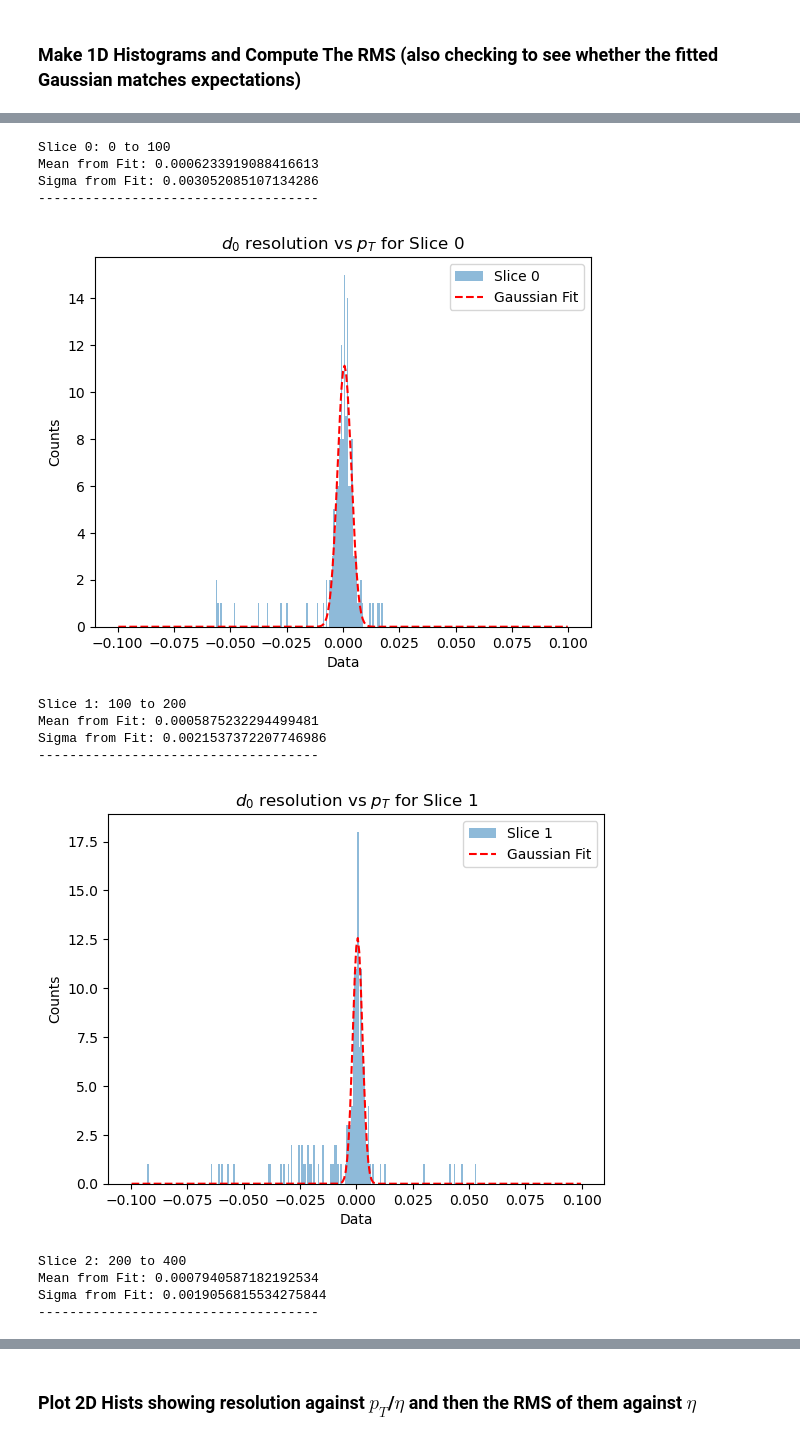
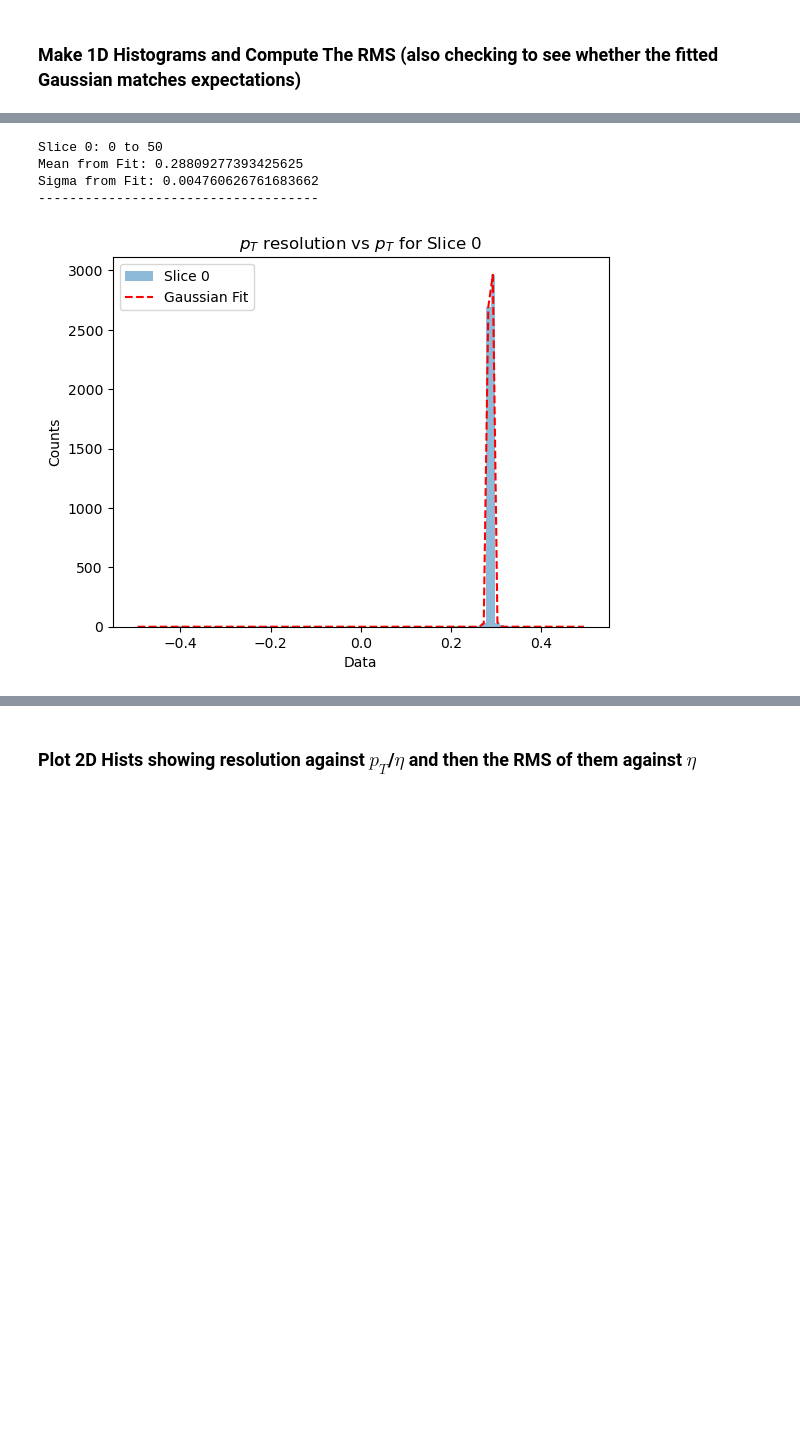
Before and after one commit to kdp-lab/maia_detector_paper, a Jupyter notebook: json_analysis.ipynb, the cells around one changed output, grey strips where cells are left out. Cells and saved outputs as stored; diff of their text form; code cells hidden in the pictures; blank space fills up the shorter version.

```diff
--- a/json_analysis.ipynb
+++ b/json_analysis.ipynb
@@ -8,5 +8,5 @@ from scipy.optimize import curve_fit
 #from codes.plotting import plot_prettier
 #plot_prettier()
 # %%
-#data = ak.from_json(pathlib.Path(r"C:\Users\leoro\OneDrive\Muon_Collider\Psets\mucol_plotting_scripts-main\macros\local_scripts\ntup_tracks.json"))
-data1 = ak.from_json(pathlib.Path(r"C:\Users\leoro\OneDrive\Muon_Collider\Psets\mucol_plotting_scripts-main\macros\local_scripts\makeMuonPlots.json"))
+data1 = ak.from_json(pathlib.Path(r"C:\Users\leoro\OneDrive\Muon_Collider\Psets\mucol_plotting_scripts-main\macros\local_scripts\v0_noBIB_0-50.json"))
+data = ak.from_json(pathlib.Path(r"C:\Users\leoro\OneDrive\Muon_Collider\Psets\mucol_plotting_scripts-main\macros\local_scripts\makeMuonPlots.json"))
@@ -145,7 +181,7 @@ for i in range(len(pT_ranges) - 1):
     d0_cutoff = np.array([x[0] < pT_d0_cutoffs[i] for x in d0_res_match])
     z0_cutoff = np.array([x[0] < pT_z0_cutoffs[i] for x in z0_res_match])
     theta_cutoff = np.array([70 <= x[0] < 110 for x in theta_match])
-    d0_mask = mask & d0_cutoff #& theta_cutoff
+    d0_mask = mask & d0_cutoff & theta_cutoff
     z0_mask = mask & z0_cutoff & theta_cutoff
     # Create subsets of data for the current pT range and apply the resolution cutoffs
     #pT_subset = pt_match[mask]
@@ -396,22 +446,16 @@ Could not fit Gaussian for Slice 4.
 # %%
 d0_bins = np.linspace(-0.1, 0.1, 300)
 pT_bins = np.linspace(-0.5, 0.5, 100)
-x_bins = np.array([0, 100, 200, 400, 600, 1000])
+eta_bins = np.linspace(-2.7, 2.7, 100)
+chi2ndf_bins = np.linspace(0, 2, 100)
+nhits_bins = np.linspace(0, 20, 100)
+x_bins = np.array([0,50])
 d0_title = r'$d_0$ resolution vs $p_T$'
 pT_title = r'$p_T$ resolution vs $p_T$'
-plotrms_slice(pt_match, d0_res_match, x_bins = x_bins, bins=d0_bins, title=d0_title)
+sigma = plotrms_slice(pt_match, pt_res, x_bins = x_bins, bins=pT_bins, title=pT_title)
 # %% [output]
-Slice 0: 0 to 100
-Mean from Fit: 0.0006233919088416613
-Sigma from Fit: 0.003052085107134286
+Slice 0: 0 to 50
+Mean from Fit: 0.28809277393425625
+Sigma from Fit: 0.004760626761683662
 ------------------------------------
-[figure, old version]
+[figure, new version]
-Slice 1: 100 to 200
-Mean from Fit: 0.0005875232294499481
-Sigma from Fit: 0.0021537372207746986
-------------------------------------
-[figure, removed]
-Slice 2: 200 to 400
-Mean from Fit: 0.0007940587182192534
-Sigma from Fit: 0.0019056815534275844
-------------------------------------
```
Also changed, not shown: parts of 16 cells of this notebook, 1 other file.
